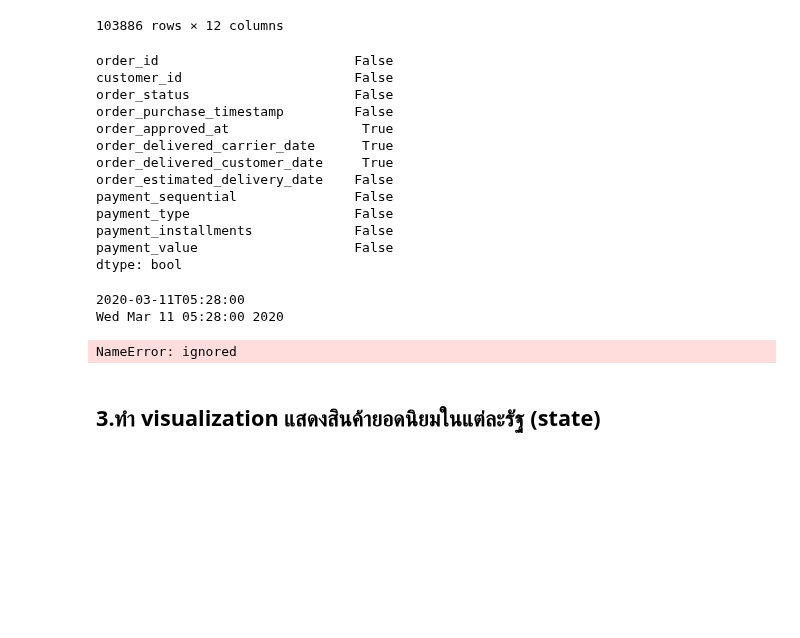
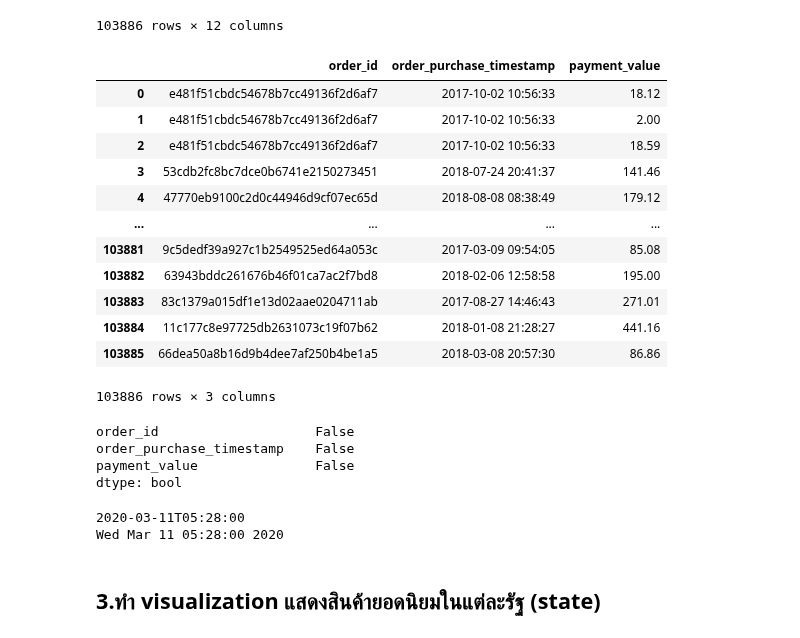
Before and after one commit to Anusarakh/DPDM2021, a Jupyter notebook: DPDM2021_Midterm.ipynb, the cells around one changed output. Saved outputs shown, nothing was run; the diff lists cells and outputs as text; code cells hidden in the pictures; blank space fills up the shorter version.

```diff
--- a/DPDM2021_Midterm.ipynb
+++ b/DPDM2021_Midterm.ipynb
@@ -234,21 +234,29 @@ orders_payment_merge
 | 103884 | 11c177c8e97725db2631073c19f07b62 | b331b74b18dc79bcdf6532d51e1637c1 | delivered | 2018-01-08 21:28:27 | 2018-01-08 21:36:21 | 2018-01-12 15:35:03 | ... |
 | 103885 | 66dea50a8b16d9b4dee7af250b4be1a5 | edb027a75a1449115f6b43211ae02a24 | delivered | 2018-03-08 20:57:30 | 2018-03-09 11:20:28 | 2018-03-09 22:11:59 | ... |
 103886 rows × 12 columns
+# %%
+data2 = orders_payment_merge[['order_id','order_purchase_timestamp','payment_value']] # ชี้ตาราง เพื่อเลือกข้อมูลที่สนใจ
+data2 # ตารางที่ทำการเลือกข้อมูลที่จำเป็นต้องใช้มาเพื่อหาคำตอบ
+# %% [output]
+|  | order_id | order_purchase_timestamp | payment_value |
+| 0 | e481f51cbdc54678b7cc49136f2d6af7 | 2017-10-02 10:56:33 | 18.12 |
+| 1 | e481f51cbdc54678b7cc49136f2d6af7 | 2017-10-02 10:56:33 | 2.00 |
+| 2 | e481f51cbdc54678b7cc49136f2d6af7 | 2017-10-02 10:56:33 | 18.59 |
+| 3 | 53cdb2fc8bc7dce0b6741e2150273451 | 2018-07-24 20:41:37 | 141.46 |
+| 4 | 47770eb9100c2d0c44946d9cf07ec65d | 2018-08-08 08:38:49 | 179.12 |
+| ... | ... | ... | ... |
+| 103881 | 9c5dedf39a927c1b2549525ed64a053c | 2017-03-09 09:54:05 | 85.08 |
+| 103882 | 63943bddc261676b46f01ca7ac2f7bd8 | 2018-02-06 12:58:58 | 195.00 |
+| 103883 | 83c1379a015df1e13d02aae0204711ab | 2017-08-27 14:46:43 | 271.01 |
+| 103884 | 11c177c8e97725db2631073c19f07b62 | 2018-01-08 21:28:27 | 441.16 |
+| 103885 | 66dea50a8b16d9b4dee7af250b4be1a5 | 2018-03-08 20:57:30 | 86.86 |
+103886 rows × 3 columns
 # %%
-orders_payment_merge.isnull().any() # ตรวจดูค่า missing
+data2.isnull().any() # ตรวจดูค่า missing ไม่พบค่า missing
 # %% [output]
-order_id                         False
-customer_id                      False
-order_status                     False
-order_purchase_timestamp         False
-order_approved_at                 True
-order_delivered_carrier_date      True
-order_delivered_customer_date     True
-order_estimated_delivery_date    False
-payment_sequential               False
-payment_type                     False
-payment_installments             False
-payment_value                    False
+order_id                    False
+order_purchase_timestamp    False
+payment_value               False
 dtype: bool
 # %%
  # เรียกข้อมูลมูลค่าสินค้า โดยแบ่งตามวัน
@@ -261,7 +269,3 @@ print(date.ctime())  # แปลงข้อมูลจากวันที่
 # %% [output]
 2020-03-11T05:28:00
 Wed Mar 11 05:28:00 2020
-# %%
-orders['order_purchase_timestamp']=pd.to_datetime(ataALL['annodunce_date'],dayfirst=True)
-# %% [output]
-NameError: ignored
```
Also changed, not shown: parts of 12 cells of this notebook.
